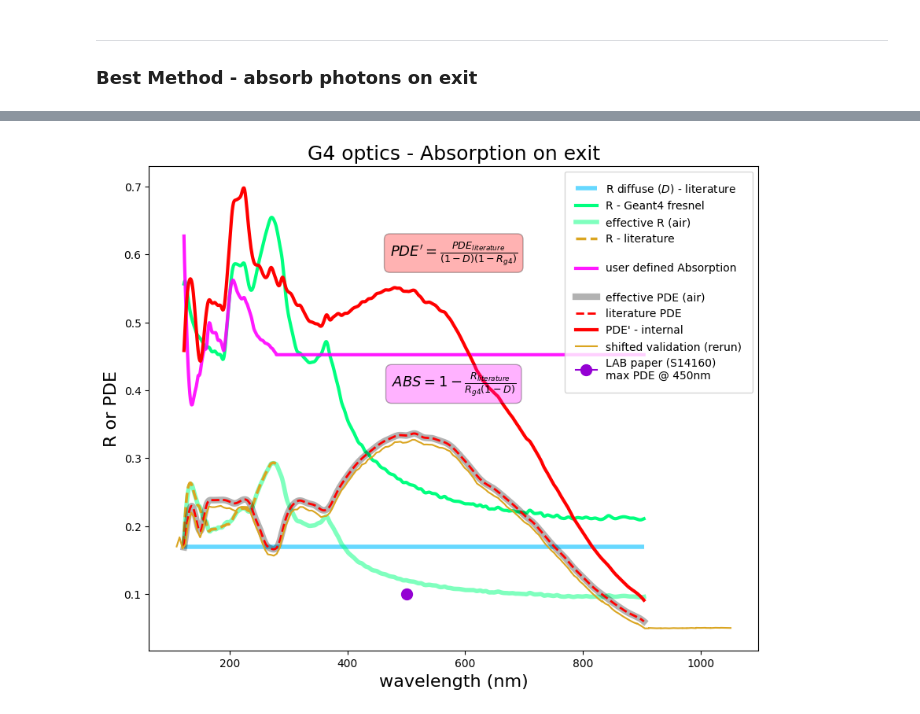
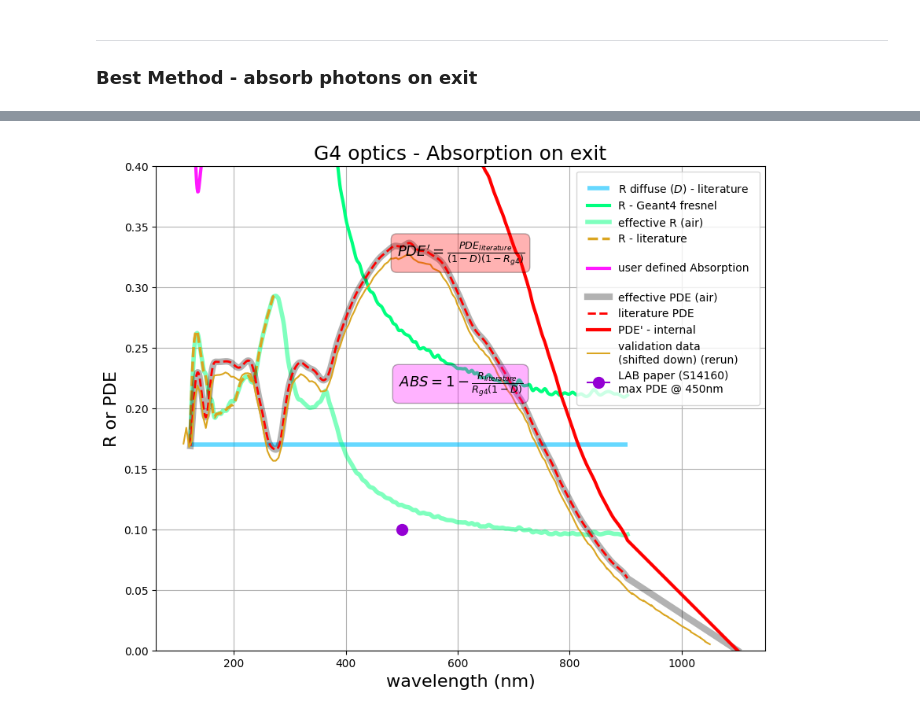
Before and after one commit to austindsc/PDEcorrection_g4_lolx, a Jupyter notebook: pythonScripts/doScaling_restartv35.ipynb, the cells around one changed output, grey strips where cells are left out. Cells and saved outputs as stored; diff of their text form; code cells hidden in the pictures.

```diff
--- a/pythonScripts/doScaling_restartv35.ipynb
+++ b/pythonScripts/doScaling_restartv35.ipynb
@@ -496,8 +498,10 @@ trans_short = vuvR_f(x_litR)/(1 - Rd)/r_f(x_litR)
 trans_full = np.append(trans_short, np.repeat(trans_short[-1], len(xplot_pde)-len(trans_short)))
 
 pdeP_better = pde_f(xplot_pde)/(1 - Rd)/(1 - r_f(xplot_pde))
-pdeP_better = np.append(pdeP_better, [[1100, 0.0]], axis=0) # go to zero
+xplot_pdeBetter = np.append(xplot_pde, 1100)
+pdeP_better = np.append(pdeP_better, 0.0)
 
+# np.savetxt(os.path.join(savePath,'effective_internalPDE.txt'), np.column_stack((xplot_pde, pdeP_better)), fmt='%f', delimiter='\t', header = "wavelength (nm), effective internal PDE from python calculation, giving correct overall PDE")
+# np.savetxt(os.path.join(savePath,'effective_correction_transmission.txt'), np.column_stack((xplot_pde, trans_full)), fmt='%f', delimiter='\t', header = "wavelength (nm), transmission for correct effective R from python calculation")
 
-np.savetxt(os.path.join(savePath,'effective_internalPDE.txt'), np.column_stack((xplot_pde, pdeP_better)), fmt='%f', delimiter='\t', header = "wavelength (nm), effective internal PDE from python calculation, giving correct overall PDE")
-np.savetxt(os.path.join(savePath,'effective_correction_transmission.txt'), np.column_stack((xplot_pde, trans_full)), fmt='%f', delimiter='\t', header = "wavelength (nm), transmission for correct effective R from python calculation")
+print(pdeP_better[-3:])
@@ -522,34 +528,36 @@ plt.figure(figsize = (10, 8))
 plt.hlines(Rd, min(xplot_pde), max(xplot_pde), linewidth = 4, linestyle = "-", alpha = 0.6, color = ms.cf4.col, label = r"R diffuse ($D$) - literature")
 plt.plot(xplot_pde, r_f(xplot_pde), color = ms.green.col, linewidth = 3, label = "R - Geant4 fresnel")
 plt.plot(xplot_pde, r_f(xplot_pde) * (1-Rd) * (trans_full), color = ms.green.col, alpha = 0.5, linewidth = 4, linestyle = "-", label = "effective R (air)")
 plt.plot(x_litR, vuvR_f(x_litR), color = ms.air.col, linewidth = 2.5, linestyle = "--", label = "R - literature")
 
 plt.plot(xplot_pde, 1 - trans_full, color = ms.lxe2.col, alpha = 0.9, linewidth = 3, label = "\nuser defined Absorption\n")
 
-plt.plot(xplot_pde, pdeP_better * (1-Rd) * (1 - r_f(xplot_pde)), color = 'k', linewidth = 6, alpha = 0.3, label = "effective PDE (air)")
+plt.plot(xplot_pdeBetter, pdeP_better * (1-Rd) * (1 - r_f(xplot_pdeBetter)), color = 'k', linewidth = 6, alpha = 0.3, label = "effective PDE (air)")
 plt.plot(xplot_pde, pde_f(xplot_pde), linestyle = "--", linewidth = 2, color = ms.red.col, label = "literature PDE")
-plt.plot(xplot_pde, pdeP_better, color = ms.red.col, linewidth = 3, label = "PDE' - internal")
+plt.plot(xplot_pdeBetter, pdeP_better, color = ms.red.col, linewidth = 3, label = "PDE' - internal")
 
 ## validation data
-plt.plot(dfValid["fPhotonWln"].values, dfValid["pde_eff"].values - 0.01, color = ms.air.col, label = "validation data (shifted down) (rerun)")
+plt.plot(dfValid["fPhotonWln"].values, dfValid["pde_eff"].values - 0.01, color = ms.air.col, label = "validation data \n(shifted down) (rerun)")
 
 bboxComs =dict(facecolor=ms.lxe2.col, alpha = 0.3, edgecolor='black', boxstyle='round,pad=0.4')
 tmath = plt.text(0.5, 0.55, r"$ABS = 1-\frac{R_{literature}}{R_{g4}(1 - D)}$", fontsize = 13, transform=plt.gca().transAxes, ha='center', va='center', bbox = bboxComs)
 
 bboxComs2 =bboxComs.copy()
 bboxComs2["facecolor"] = ms.red.col
 tmath = plt.text(0.5, 0.82, r"$PDE' = \frac{PDE_{literature}}{(1 - D)(1-R_{g4})}$", fontsize = 13, transform=plt.gca().transAxes, ha='center', va='center', bbox = bboxComs2)
 # tmath.set_path_effects([path_effects.withStroke(linewidth=2, foreground='black'), path_effects.Normal()])
 
 # some data from LAB reflectivity paper
 plt.plot(500, 0.1, marker = "o", markersize = 10, color = ms.lxe.col, label = "LAB paper (S14160)\nmax PDE @ 450nm")
 
 plt.title("G4 optics - Absorption on exit", fontsize = 18)
 plt.xlabel("wavelength (nm)", fontsize = 16)
 plt.ylabel("R or PDE", fontsize = 16)
 plt.legend(fancybox = 1, borderpad=1)
 
+plt.ylim(0, 0.40)
+plt.grid()
 # plt
 plt.show()
 # %% [output]
-[figure, old version]
+[figure, new version]
```
Also changed, not shown: parts of 3 cells of this notebook, 8 other files.
